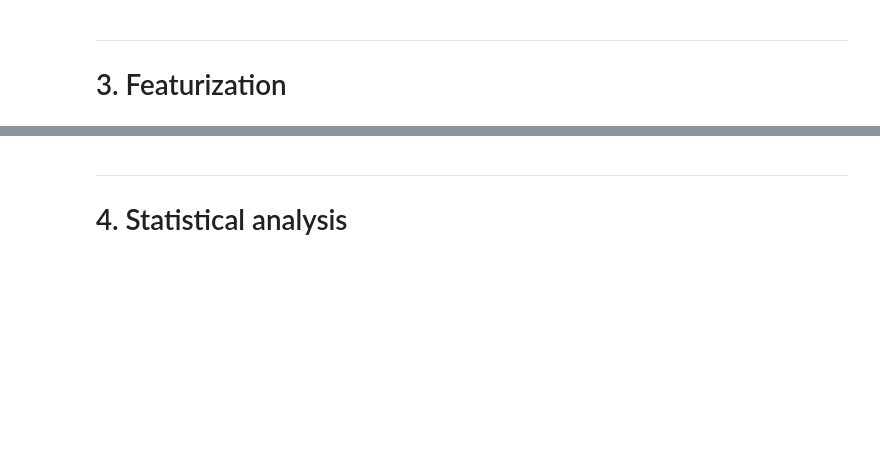
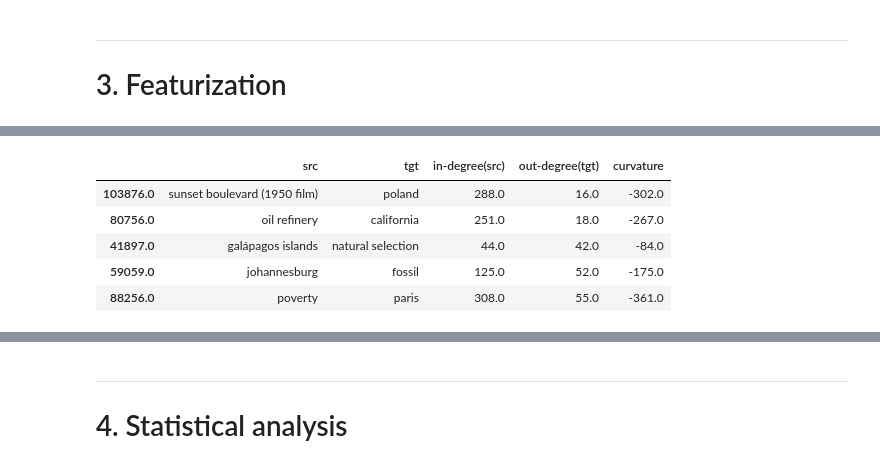
Before and after one commit to epfl-ada/ada-2022-project-theadalyzers, a Jupyter notebook: project_adalyzers.ipynb, the cells around one changed output, grey strips where cells are left out. Saved outputs shown, nothing was run; the diff lists cells and outputs as text; code cells hidden in the pictures; blank space fills up the shorter version.

```diff
--- a/project_adalyzers.ipynb
+++ b/project_adalyzers.ipynb
@@ -45,0 +540,31 @@ Here, we will answer these questions by exploring a database of over 100k record
+# %%
+# Let's calculate curvature for each edge in the graph
+
+# get in-degree(`in`) and out-degree(`out`)
+curv_edge = (
+    df_links
+    .merge(
+        (degree_connect[["in"]]
+         .rename(columns={"in":"in-degree(src)"})),
+        left_on="tgt",
+        right_index=True,
+        how="outer")
+    .merge(
+        (degree_connect[["out"]]
+         .rename(columns={"out":"out-degree(tgt)"})),
+        left_on="src",
+        right_index=True,
+        how="outer")
+)
+
+# Calculate curvature
+curv_edge["curvature"] = 2 - curv_edge["in-degree(src)"] - curv_edge["out-degree(tgt)"]
+
+curv_edge.sample(5)
+# %% [output]
+|  | src | tgt | in-degree(src) | out-degree(tgt) | curvature |
+| 103876.0 | sunset boulevard (1950 film) | poland | 288.0 | 16.0 | -302.0 |
+| 80756.0 | oil refinery | california | 251.0 | 18.0 | -267.0 |
+| 41897.0 | galápagos islands | natural selection | 44.0 | 42.0 | -84.0 |
+| 59059.0 | johannesburg | fossil | 125.0 | 52.0 | -175.0 |
+| 88256.0 | poverty | paris | 308.0 | 55.0 | -361.0 |
```
Also changed, not shown: parts of 43 cells of this notebook, 2 other files.
